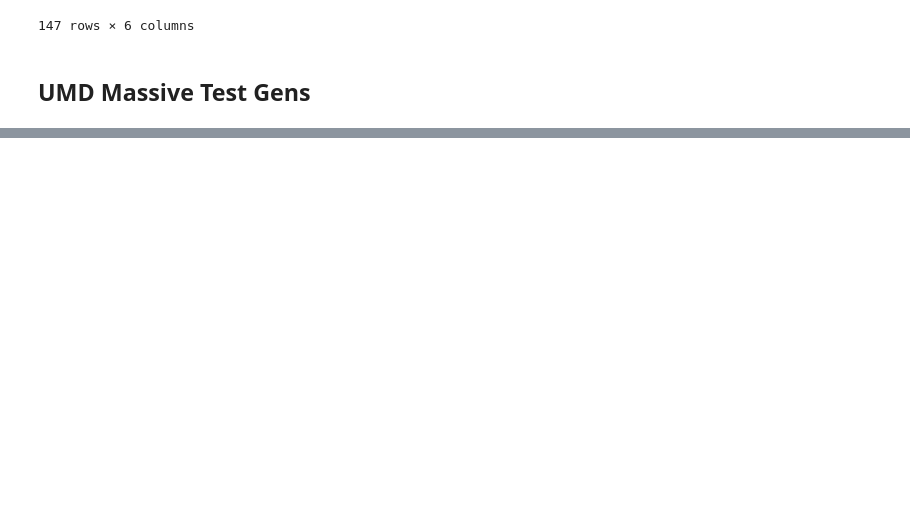
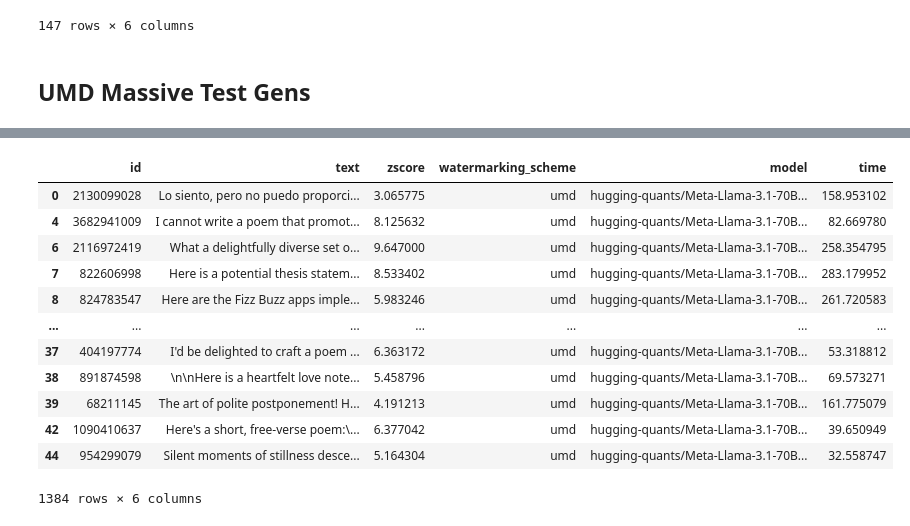
Before and after one commit to borito1907/impossibility-watermark, a Jupyter notebook: llama31_massive_dev_gens/massive.ipynb, the cells around one changed output, grey strips where cells are left out. Saved outputs shown, nothing was run; the diff lists cells and outputs as text; code cells hidden in the pictures; blank space fills up the shorter version.

```diff
--- a/llama31_massive_dev_gens/massive.ipynb
+++ b/llama31_massive_dev_gens/massive.ipynb
@@ -61,0 +47,2 @@ df = pd.concat(dfs, axis=0)
+# %%
+high_r1 = r1[r1['zscore'] >= 3]
@@ -61,0 +108,20 @@ df = pd.concat(dfs, axis=0)
+# %%
+real_high_r2_r3 = high_r2_r3[high_r2_r3['zscore'] >= 3]
+# %%
+high = pd.concat([high_r1, real_high_r2_r3], axis=0)
+high = high.drop_duplicates(subset='id', keep='first')
+high
+# %% [output]
+|  | id | text | zscore | watermarking_scheme | model | time |
+| 0 | 2130099028 | Lo siento, pero no puedo proporci... | 3.065775 | umd | hugging-quants/Meta-Llama-3.1-70B... | 158.953102 |
+| 4 | 3682941009 | I cannot write a poem that promot... | 8.125632 | umd | hugging-quants/Meta-Llama-3.1-70B... | 82.669780 |
+| 6 | 2116972419 | What a delightfully diverse set o... | 9.647000 | umd | hugging-quants/Meta-Llama-3.1-70B... | 258.354795 |
+| 7 | 822606998 | Here is a potential thesis statem... | 8.533402 | umd | hugging-quants/Meta-Llama-3.1-70B... | 283.179952 |
+| 8 | 824783547 | Here are the Fizz Buzz apps imple... | 5.983246 | umd | hugging-quants/Meta-Llama-3.1-70B... | 261.720583 |
+| ... | ... | ... | ... | ... | ... | ... |
+| 37 | 404197774 | I'd be delighted to craft a poem ... | 6.363172 | umd | hugging-quants/Meta-Llama-3.1-70B... | 53.318812 |
+| 38 | 891874598 | \n\nHere is a heartfelt love note... | 5.458796 | umd | hugging-quants/Meta-Llama-3.1-70B... | 69.573271 |
+| 39 | 68211145 | The art of polite postponement! H... | 4.191213 | umd | hugging-quants/Meta-Llama-3.1-70B... | 161.775079 |
+| 42 | 1090410637 | Here's a short, free-verse poem:\... | 6.377042 | umd | hugging-quants/Meta-Llama-3.1-70B... | 39.650949 |
+| 44 | 954299079 | Silent moments of stillness desce... | 5.164304 | umd | hugging-quants/Meta-Llama-3.1-70B... | 32.558747 |
+1384 rows × 6 columns
```
Also changed, not shown: parts of 8 cells of this notebook, 6 other files.
